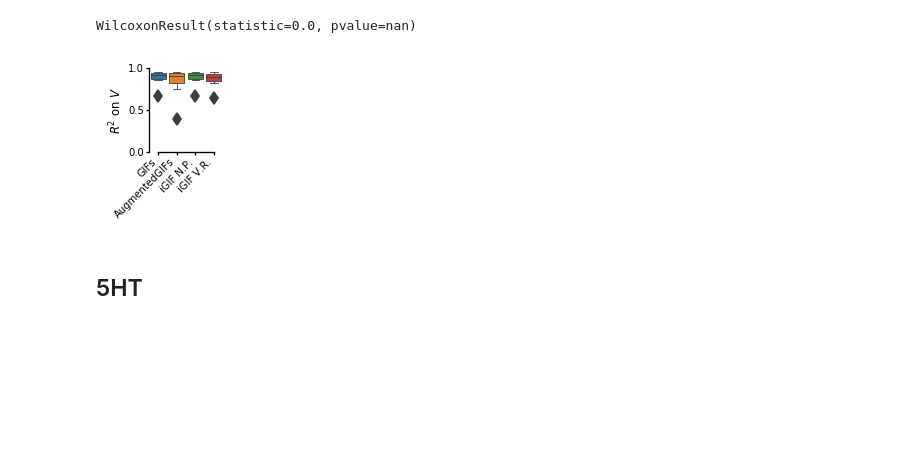
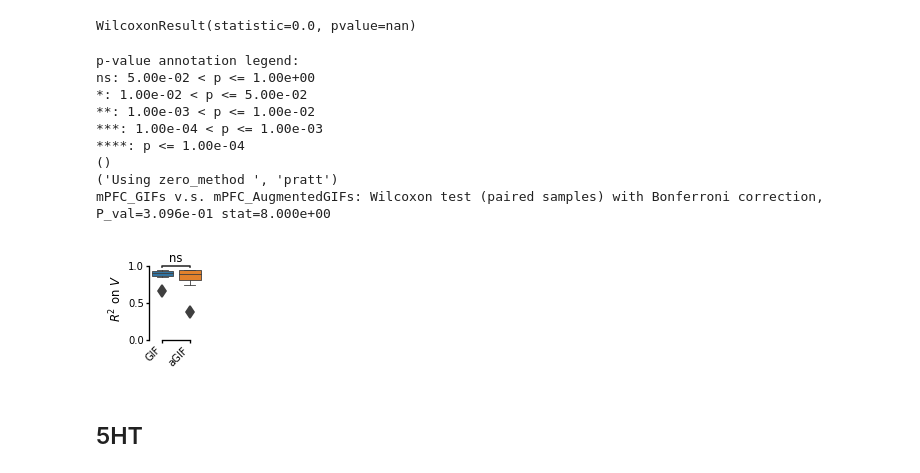
Before and after one commit to nauralcodinglab/raphegif, a Jupyter notebook: figs/scripts/writeup/single_neuron_model_benchmarks.ipynb, the cells around one changed output. Saved outputs shown, nothing was run; the diff lists cells and outputs as text; code cells hidden in the pictures; blank space fills up the shorter version.

```diff
--- a/figs/scripts/writeup/single_neuron_model_benchmarks.ipynb
+++ b/figs/scripts/writeup/single_neuron_model_benchmarks.ipynb
@@ -344,29 +435,53 @@ stats.wilcoxon(
 # %% [output]
 WilcoxonResult(statistic=0.0, pvalue=nan)
 # %%
-plt.figure(figsize=(1, 1))
+plt.figure(figsize=(0.8, 1))
 
 plt.subplot(111)
-sns.boxplot(
+ax = sns.boxplot(
     x='model',
     y='R2_V',
     data=piv.loc[piv['minified'] == False, :],
-    order=['mPFC_GIFs', 'mPFC_AugmentedGIFs', 'mPFC_iGIF_NPs', 'mPFC_iGIF_VRs']
+    order=['mPFC_GIFs', 'mPFC_AugmentedGIFs']
 )
-plt.ylim(0, 1)
-plt.xticks([0, 1, 2, 3], ['GIFs', 'AugmentedGIFs', 'iGIF N.P.', 'iGIF V.R.'], rotation=45, ha='right')
+add_stat_annotation(
+    ax,
+    x='model',
+    y='R2_V',
+    data=piv.loc[piv['minified'] == False, :],
+    loc='inside',
+    linewidth=1,
+    fontsize=7,
+    line_offset=0.3,
+    order=['mPFC_GIFs', 'mPFC_AugmentedGIFs'],
+    box_pairs=[
+        ('mPFC_GIFs', 'mPFC_AugmentedGIFs'),
+    ],
+    comparisons_correction='bonferroni',
+    test='Wilcoxon'
+)
+plt.xticks([0, 1], ['GIF', 'aGIF'], rotation=45, ha='right')
 plt.yticks([0, 0.5, 1])
 plt.xlabel('')
 plt.ylabel('$R^2$ on $V$')
 pltools.hide_border('tr', trim=True)
 
-plt.subplots_adjust(left=0.35, bottom=0.25, top=0.95, right=0.97)
+plt.subplots_adjust(left=0.4, bottom=0.25, top=0.95, right=0.97)
 
 if IMG_PATH is not None:
     plt.savefig(os.path.join(IMG_PATH, 'mPFC_r2_benchmark.png'))
     plt.savefig(os.path.join(IMG_PATH, 'mPFC_r2_benchmark.svg'))
 # %% [output]
+p-value annotation legend:
+ns: 5.00e-02 < p <= 1.00e+00
+*: 1.00e-02 < p <= 5.00e-02
+**: 1.00e-03 < p <= 1.00e-02
+***: 1.00e-04 < p <= 1.00e-03
+****: p <= 1.00e-04
+()
+('Using zero_method ', 'pratt')
+mPFC_GIFs v.s. mPFC_AugmentedGIFs: Wilcoxon test (paired samples) with Bonferroni correction, P_val=3.096e-01 stat=8.000e+00
-[figure, old version]
+[figure, new version]
 # %% [markdown]
 ## 5HT
 # %%
```
Also changed, not shown: parts of 6 cells of this notebook.
